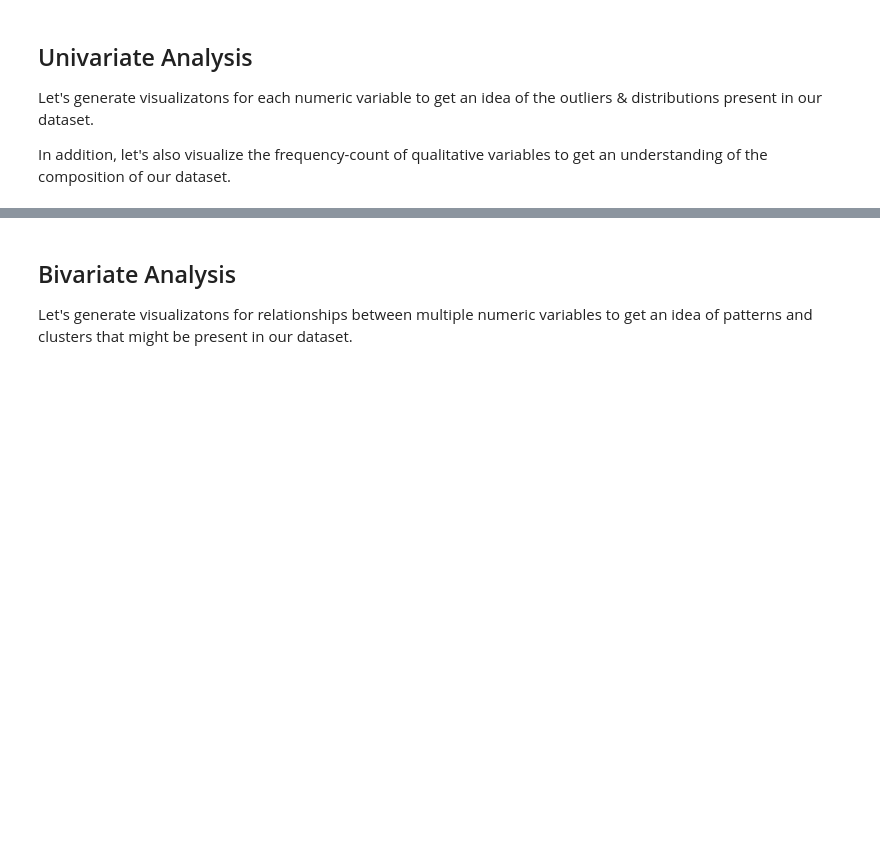
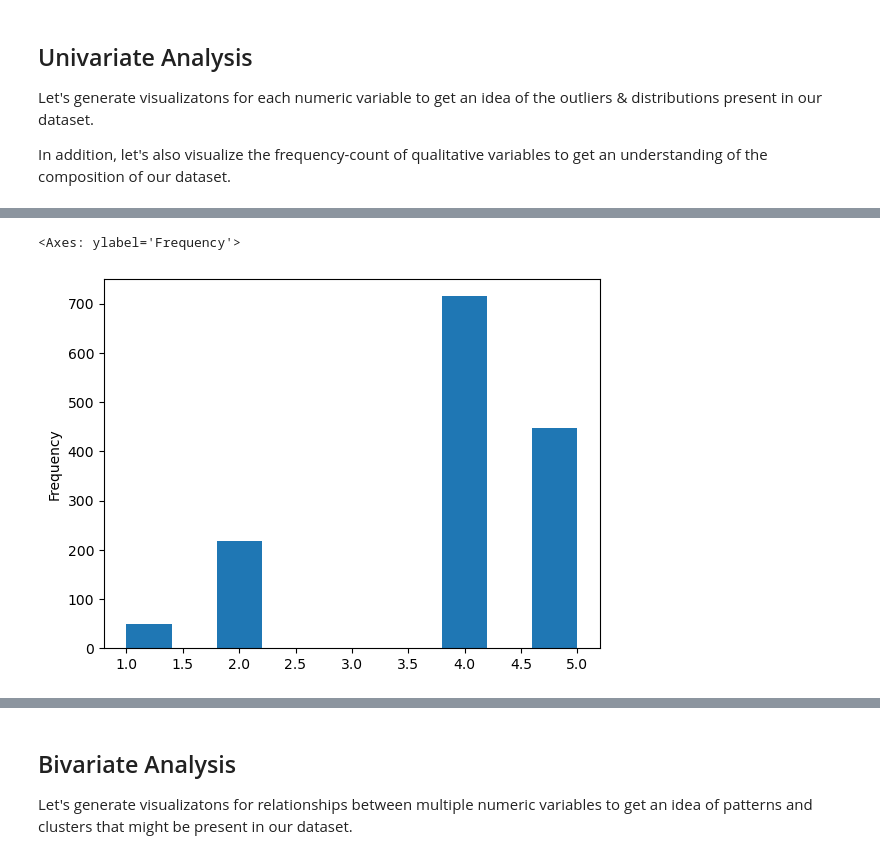
Before and after one commit to deebaby001/Shopping-Behavior, a Jupyter notebook: code/01explore.ipynb, the cells around one changed output, grey strips where cells are left out. Cells and saved outputs as stored; diff of their text form; code cells hidden in the pictures; blank space fills up the shorter version.

```diff
--- a/code/01explore.ipynb
+++ b/code/01explore.ipynb
@@ -128,0 +66,7 @@ plt.show()
+# %%
+# TODO: plot a seaborn histogram for the "Review Rating" column
+
+(df["Review Rating"]).plot.hist()
+# %% [output]
+<Axes: ylabel='Frequency'>
+[figure, added]
```
Also changed, not shown: parts of 45 cells of this notebook.
